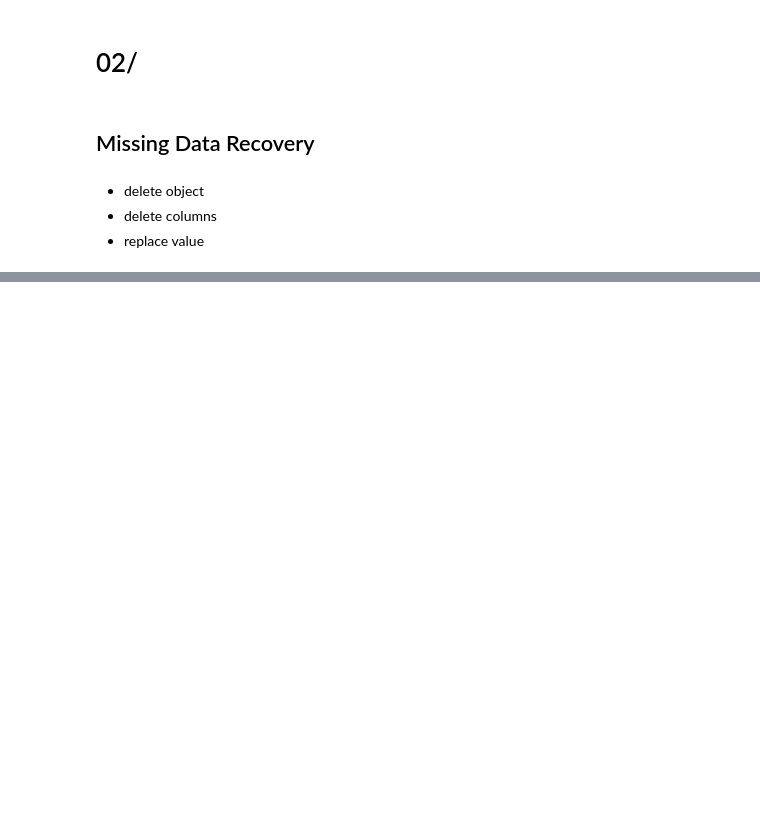
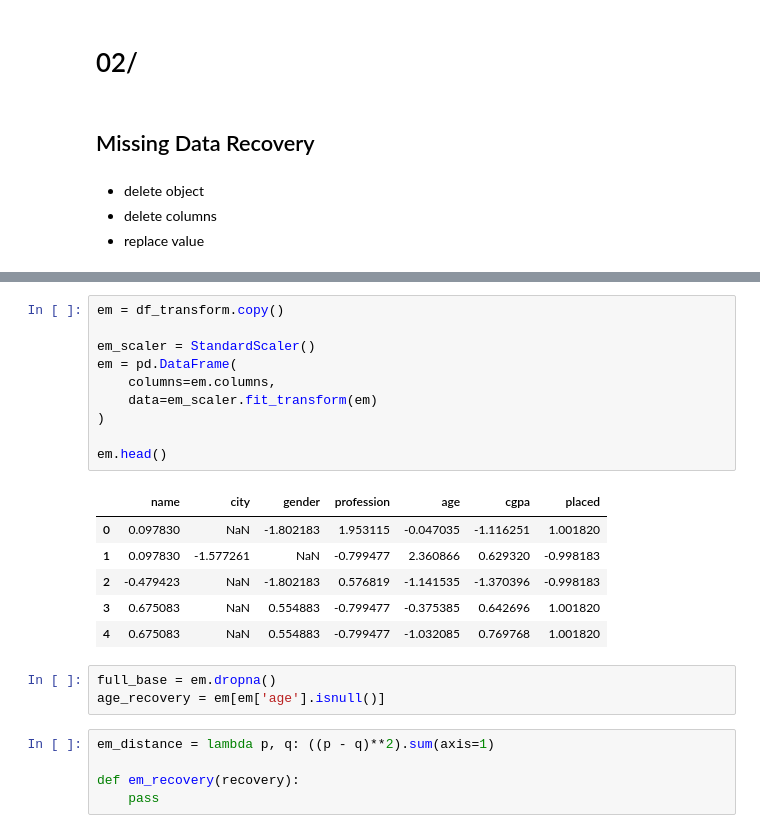
Before and after one commit to fadeeva/nakedML, a Jupyter notebook: MLnotes/001.ipynb, the cells around one changed output, grey strips where cells are left out. Drawn from its saved outputs; the diff is of its cells as text; blank space fills up the shorter version.

```diff
--- a/MLnotes/001.ipynb
+++ b/MLnotes/001.ipynb
@@ -161,0 +174,25 @@ Text(0.5, 1.0, 'Features Correlation')
+# %%
+em = df_transform.copy()
+
+em_scaler = StandardScaler()
+em = pd.DataFrame(
+    columns=em.columns,
+    data=em_scaler.fit_transform(em)
+)
+
+em.head()
+# %% [output]
+|  | name | city | gender | profession | age | cgpa | placed |
+| 0 | 0.097830 | NaN | -1.802183 | 1.953115 | -0.047035 | -1.116251 | 1.001820 |
+| 1 | 0.097830 | -1.577261 | NaN | -0.799477 | 2.360866 | 0.629320 | -0.998183 |
+| 2 | -0.479423 | NaN | -1.802183 | 0.576819 | -1.141535 | -1.370396 | -0.998183 |
+| 3 | 0.675083 | NaN | 0.554883 | -0.799477 | -0.375385 | 0.642696 | 1.001820 |
+| 4 | 0.675083 | NaN | 0.554883 | -0.799477 | -1.032085 | 0.769768 | 1.001820 |
+# %%
+full_base = em.dropna()
+age_recovery = em[em['age'].isnull()]
+# %%
+em_distance = lambda p, q: ((p - q)**2).sum(axis=1)
+
+def em_recovery(recovery):
+    pass
```
Also changed, not shown: parts of 5 cells of this notebook.
